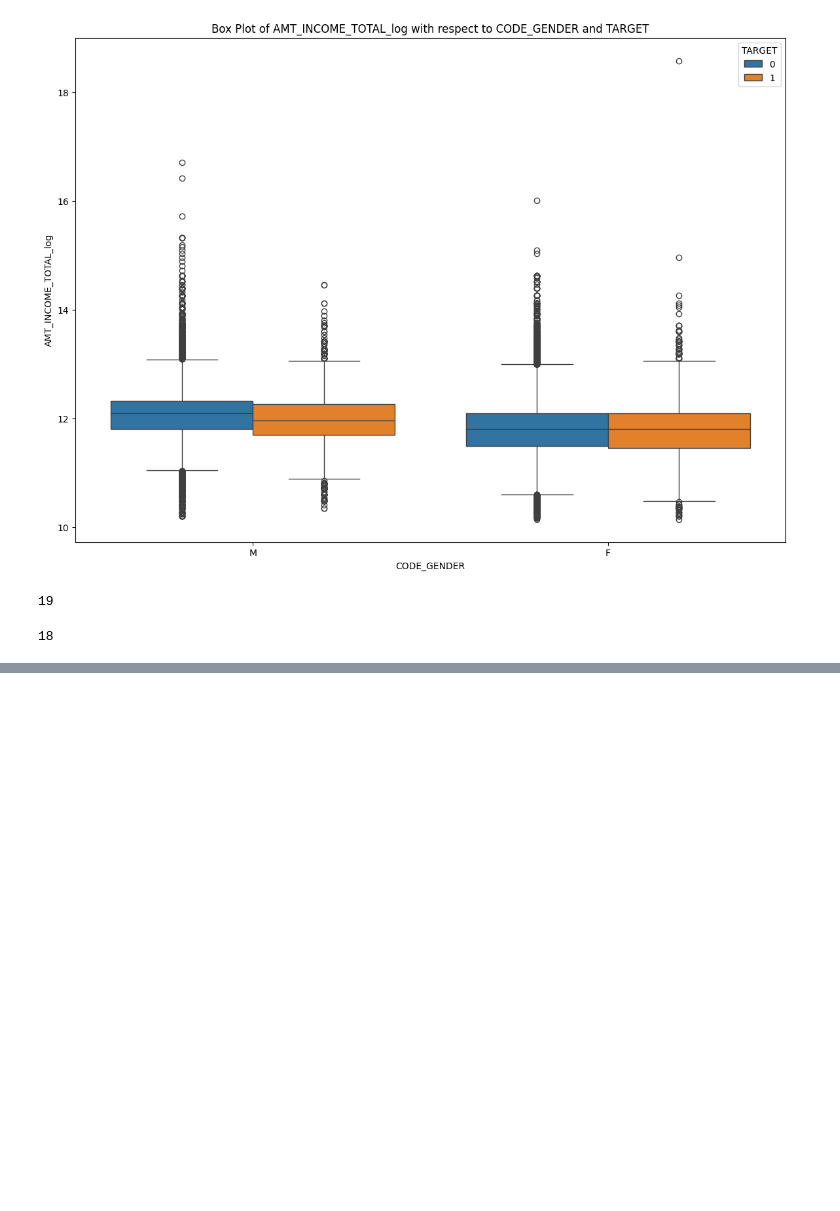
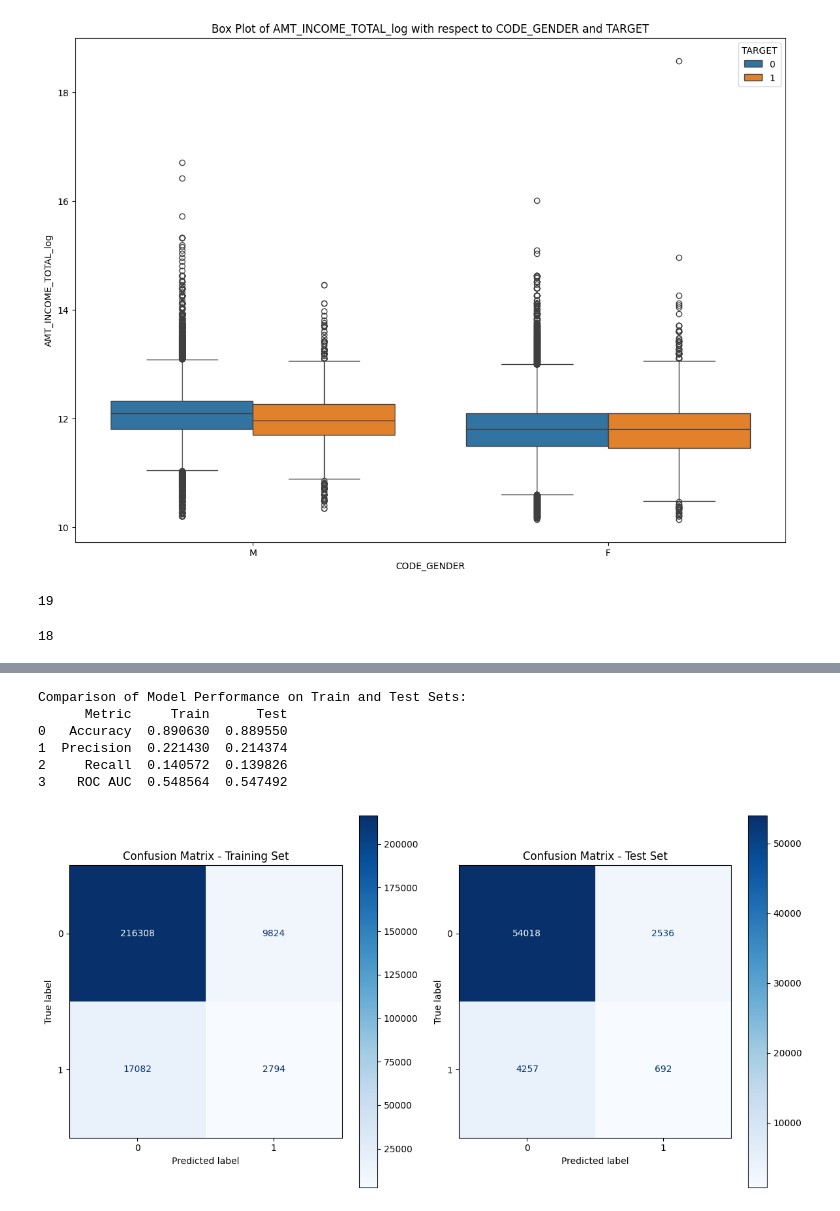
Before and after one commit to ris3abh/Home-Credit-Default-Risk, a Jupyter notebook: code/EDA and XGB modeling.ipynb, the cells around one changed output, grey strips where cells are left out. Cells and saved outputs as stored; diff of their text form; code cells hidden in the pictures; blank space fills up the shorter version.

```diff
--- a/code/EDA and XGB modeling.ipynb
+++ b/code/EDA and XGB modeling.ipynb
@@ -608,0 +625,51 @@ Recall: 0.029905031319458476
+# %%
+# Make predictions on both training and test sets
+y_train_pred = clf.predict(X_train_processed)
+y_test_pred = clf.predict(X_test_processed)
+
+# Evaluate the model performance on both datasets
+train_accuracy = accuracy_score(y_train, y_train_pred)
+train_precision = precision_score(y_train, y_train_pred)
+train_recall = recall_score(y_train, y_train_pred)
+train_roc_auc = roc_auc_score(y_train, y_train_pred)
+train_conf_matrix = confusion_matrix(y_train, y_train_pred)
+
+test_accuracy = accuracy_score(y_test, y_test_pred)
+test_precision = precision_score(y_test, y_test_pred)
+test_recall = recall_score(y_test, y_test_pred)
+test_roc_auc = roc_auc_score(y_test, y_test_pred)
+test_conf_matrix = confusion_matrix(y_test, y_test_pred)
+
+# Create a comparison table
+comparison_table = pd.DataFrame({
+    'Metric': ['Accuracy', 'Precision', 'Recall', 'ROC AUC'],
+    'Train': [train_accuracy, train_precision, train_recall, train_roc_auc],
+    'Test': [test_accuracy, test_precision, test_recall, test_roc_auc]
+})
+
+print("Comparison of Model Performance on Train and Test Sets:")
+print(comparison_table)
+# %% [output]
+Comparison of Model Performance on Train and Test Sets:
+      Metric     Train      Test
+0   Accuracy  0.890630  0.889550
+1  Precision  0.221430  0.214374
+2     Recall  0.140572  0.139826
+3    ROC AUC  0.548564  0.547492
+# %%
+fig, axes = plt.subplots(1, 2, figsize=(12, 6))
+
+# Plot for training set
+disp_train = ConfusionMatrixDisplay(confusion_matrix=train_conf_matrix, display_labels=clf.classes_)
+disp_train.plot(ax=axes[0], cmap=plt.cm.Blues)
+axes[0].set_title('Confusion Matrix - Training Set')
+
+# Plot for test set
+disp_test = ConfusionMatrixDisplay(confusion_matrix=test_conf_matrix, display_labels=clf.classes_)
+disp_test.plot(ax=axes[1], cmap=plt.cm.Blues)
+axes[1].set_title('Confusion Matrix - Test Set')
+
+plt.tight_layout()
+plt.show()
+# %% [output]
+[figure, added]
```
Also changed, not shown: parts of 10 cells of this notebook, 1 other file.
